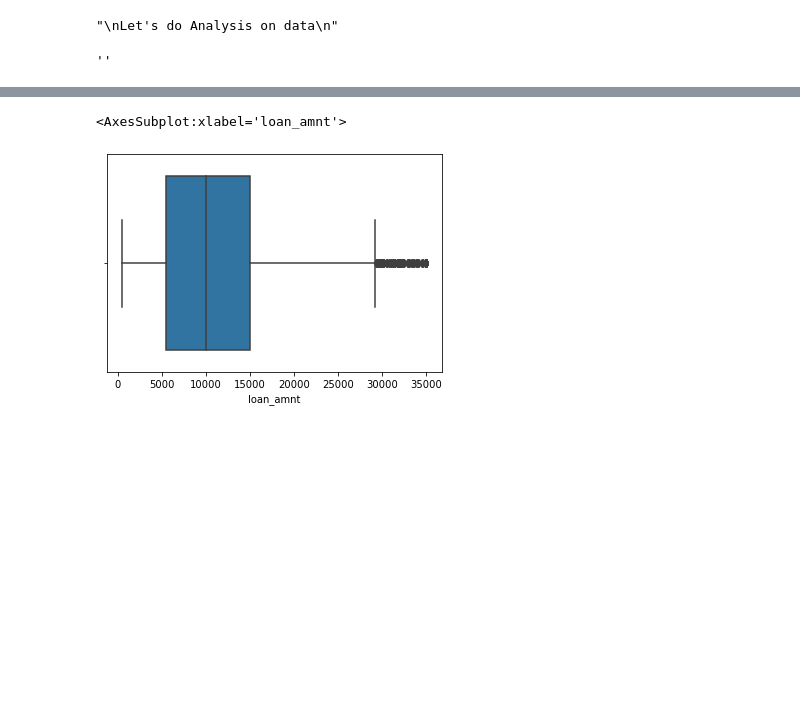
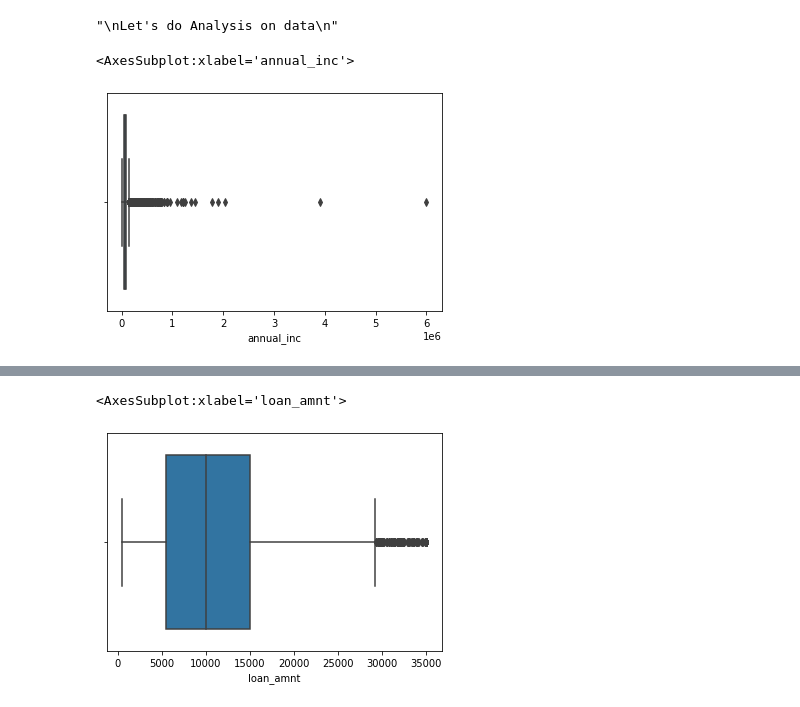
Before and after one commit to maniraj1234/LendingClubCaseStudy, a Jupyter notebook: LendingClubCaseStudy.ipynb, the cells around one changed output, grey strips where cells are left out. Saved outputs shown, nothing was run; the diff lists cells and outputs as text; code cells hidden in the pictures; blank space fills up the shorter version.

```diff
--- a/LendingClubCaseStudy.ipynb
+++ b/LendingClubCaseStudy.ipynb
@@ -305,6 +308,7 @@ Let's do Analysis on data
 # %% [output]
 "\nLet's do Analysis on data\n"
 # %%
-''
+sns.boxplot(loan_data.annual_inc)
 # %% [output]
-''
+<AxesSubplot:xlabel='annual_inc'>
+[figure, added]
```
Also changed, not shown: parts of 25 cells of this notebook, 1 other file.
